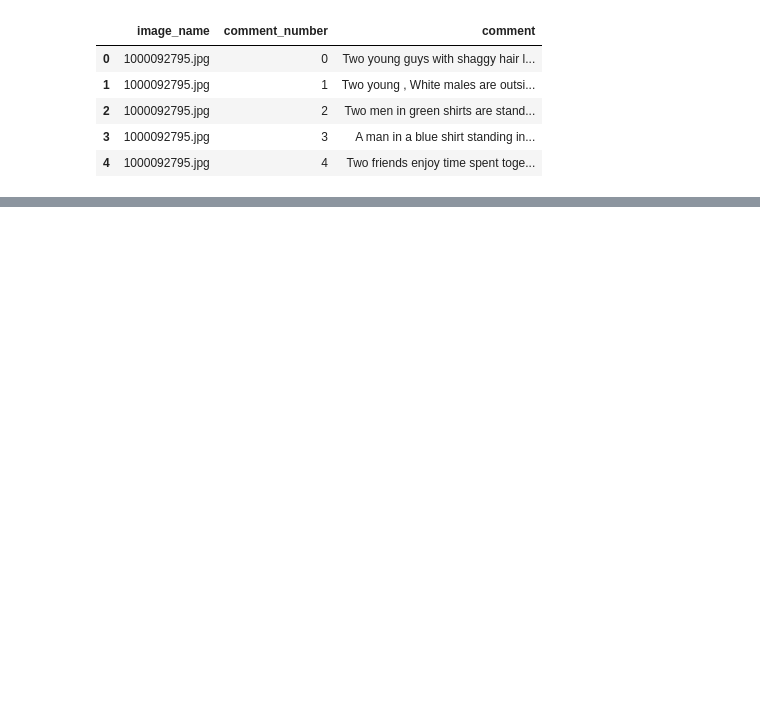
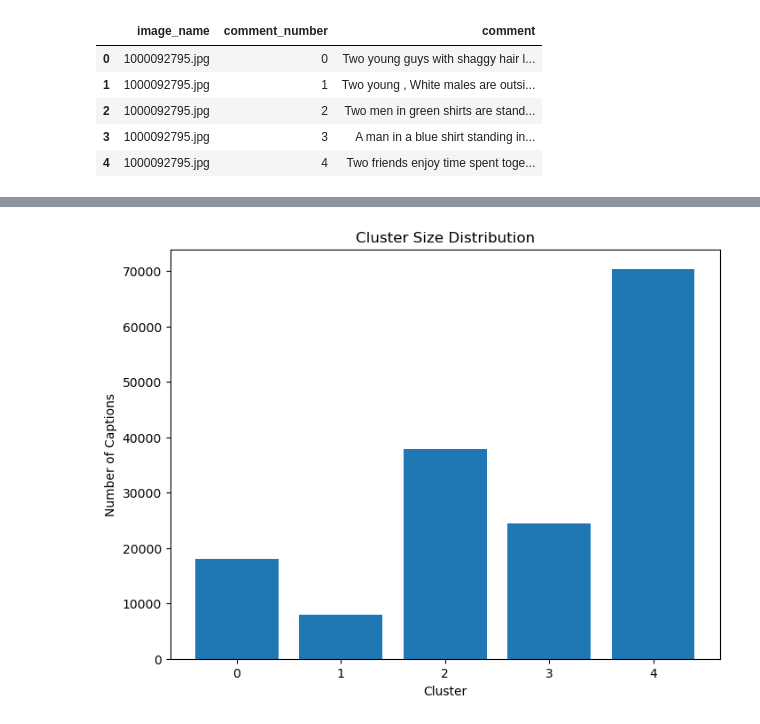
Before and after one commit to Sangeetha-238/NNDL-group12-project, a Jupyter notebook: code/text_data_processing.ipynb, the cells around one changed output, grey strips where cells are left out. Drawn from its saved outputs; the diff is of its cells as text; code cells hidden in the pictures; blank space fills up the shorter version.

```diff
--- a/code/text_data_processing.ipynb
+++ b/code/text_data_processing.ipynb
@@ -46,0 +127,23 @@ caption_data.rename(columns={' comment': 'comment'}, inplace=True)
+# %%
+
+# Convert clean captions into TF-IDF vectors
+tfidf_vectorizer = TfidfVectorizer(max_features=1000)
+tfidf_matrix = tfidf_vectorizer.fit_transform([' '.join(words) for words in caption_data['clean_captions']])
+
+# Perform K-means clustering
+kmeans = KMeans(n_clusters=5, random_state=42)
+caption_data['cluster'] = kmeans.fit_predict(tfidf_matrix)
+
+# Calculate the number of captions in each cluster
+cluster_counts = caption_data['cluster'].value_counts().sort_index()
+
+# Create a bar plot
+plt.figure(figsize=(8, 6))
+plt.bar(cluster_counts.index, cluster_counts.values)
+plt.xlabel('Cluster')
+plt.ylabel('Number of Captions')
+plt.title('Cluster Size Distribution')
+plt.xticks(cluster_counts.index)
+plt.show()
+# %% [output]
+[figure, added]
```
Also changed, not shown: parts of 8 cells of this notebook, 1 other file.
